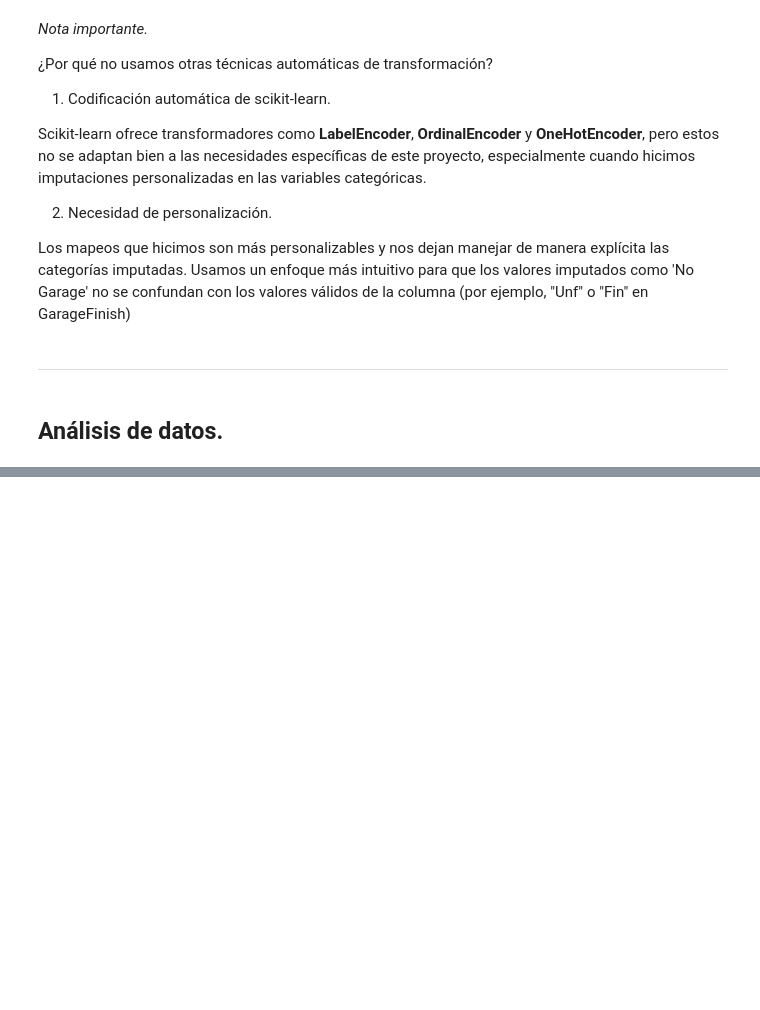
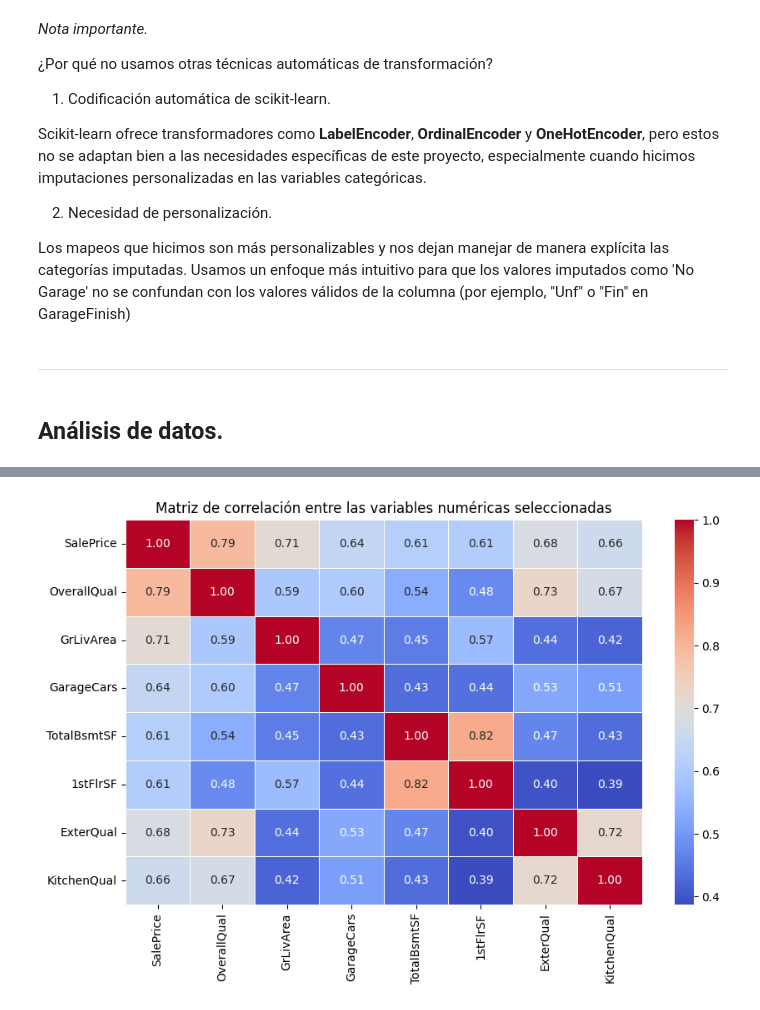
Before and after one commit to rodrigoalegre210/House-Prices-Prediction, a Jupyter notebook: main.ipynb, the cells around one changed output, grey strips where cells are left out. Saved outputs shown, nothing was run; the diff lists cells and outputs as text; code cells hidden in the pictures; blank space fills up the shorter version.

```diff
--- a/main.ipynb
+++ b/main.ipynb
@@ -547,0 +576,12 @@ Los mapeos que hicimos son más personalizables y nos dejan manejar de manera ex
+# %%
+columnas_correlacion = ['SalePrice', 'OverallQual', 'GrLivArea', 'GarageCars', 'TotalBsmtSF', '1stFlrSF',
+                        'ExterQual', 'KitchenQual']
+
+plt.figure(figsize = (10, 6))
+matriz_de_correlacion = train_data[columnas_correlacion].corr()
+sns.heatmap(matriz_de_correlacion, annot = True, cmap = 'coolwarm', fmt = '.2f', linewidths = 0.5)
+plt.title('Matriz de correlación entre las variables numéricas seleccionadas')
+
+plt.show()
+# %% [output]
+[figure, added]
```
Also changed, not shown: parts of 5 cells of this notebook.
